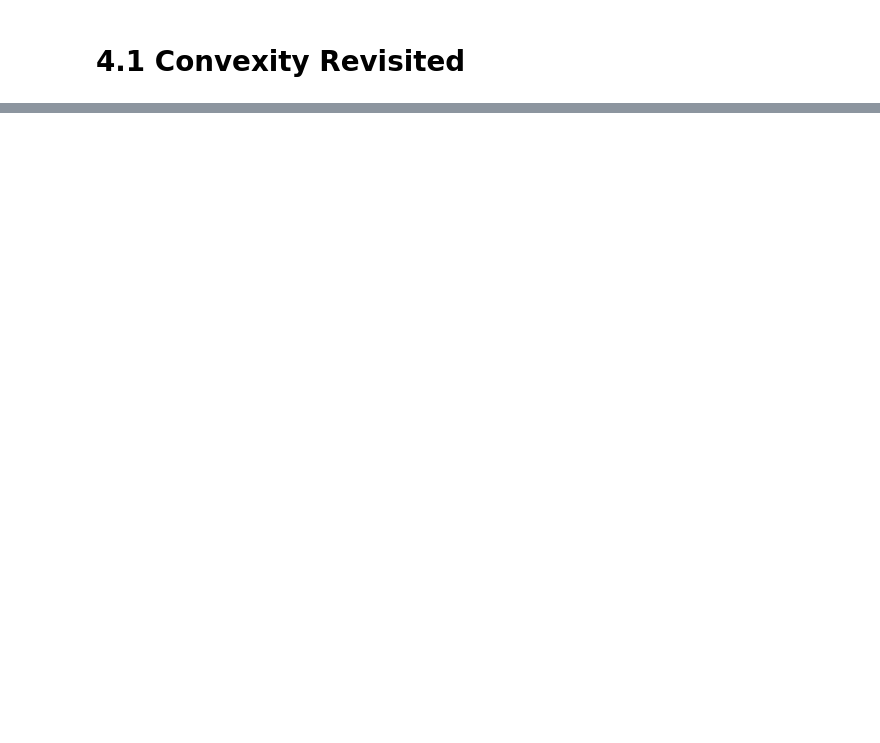
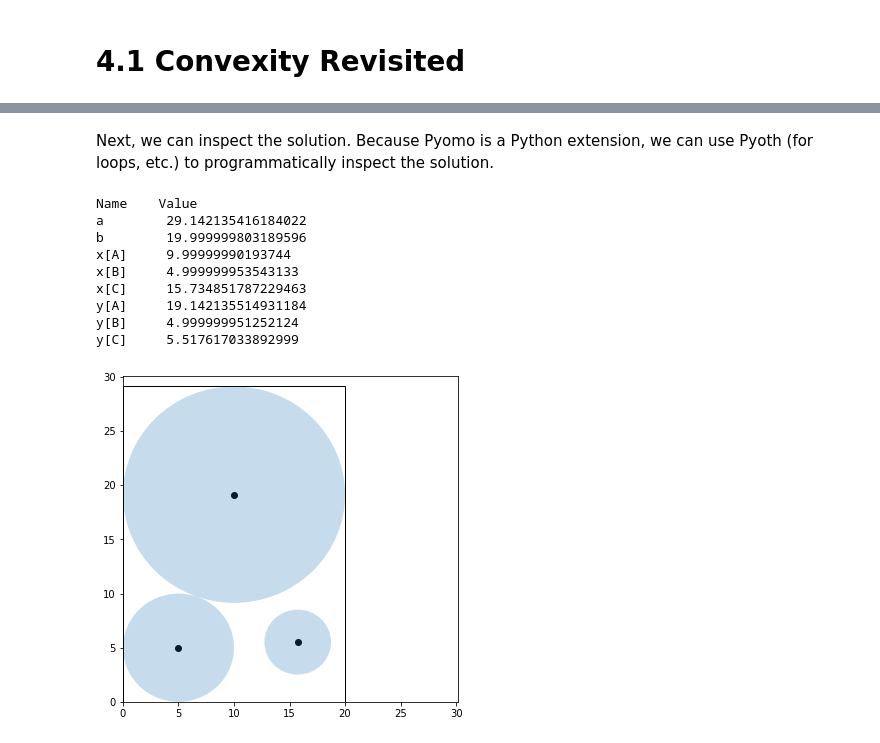
Before and after one commit to ndcbe/CBE60499, a Jupyter notebook: docs/04.01-Convexity.ipynb, the cells around one changed output, grey strips where cells are left out. Drawn from its saved outputs; the diff is of its cells as text; code cells hidden in the pictures; blank space fills up the shorter version.

```diff
--- a/docs/04.01-Convexity.ipynb
+++ b/docs/04.01-Convexity.ipynb
@@ -9,0 +264,21 @@ content is available [on Github](git@github.com:ndcbe/CBE60499.git).*
+# %% [markdown]
+Next, we can inspect the solution. Because Pyomo is a Python extension, we can use Pyoth (for loops, etc.) to programmatically inspect the solution.
+# %%
+# Print variable values
+print("Name\tValue")
+for c in model.component_data_objects(pyo.Var):
+    print(c.name,"\t", pyo.value(c))
+
+# Plot solution
+plot_circles(model)
+# %% [output]
+Name    Value
+a        29.142135416184022
+b        19.999999803189596
+x[A]     9.99999990193744
+x[B]     4.999999953543133
+x[C]     15.734851787229463
+y[A]     19.142135514931184
+y[B]     4.999999951252124
+y[C]     5.517617033892999
+[figure, added]
```
Also changed, not shown: parts of 42 cells of this notebook, 24 other files.
